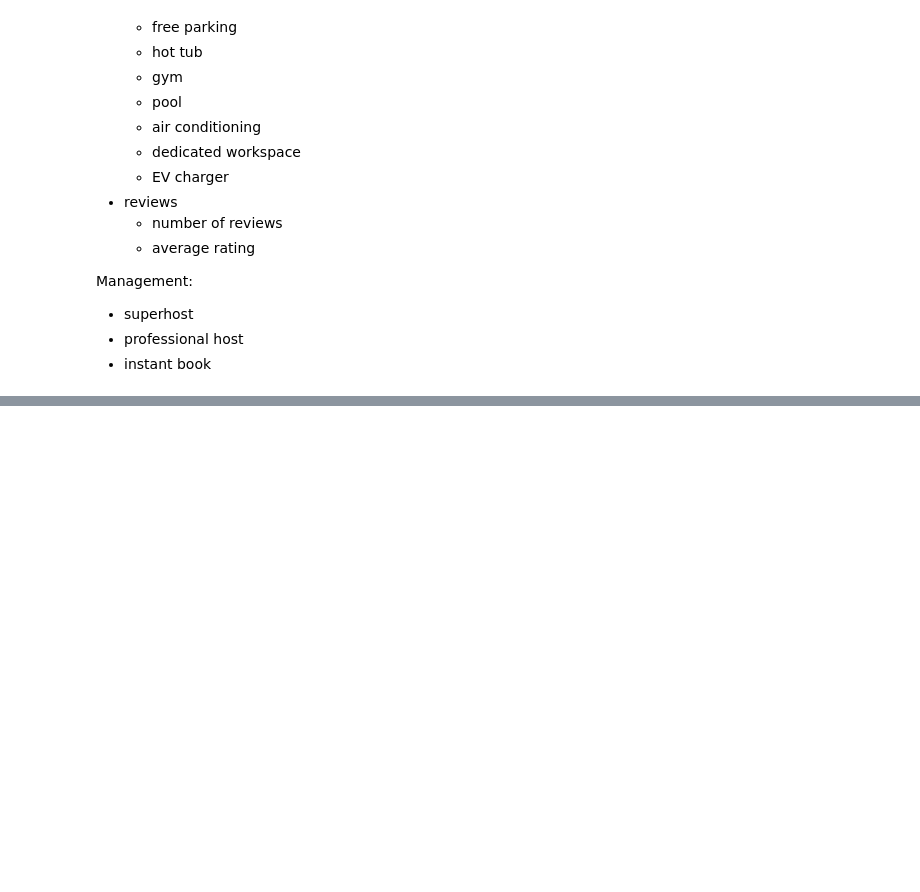
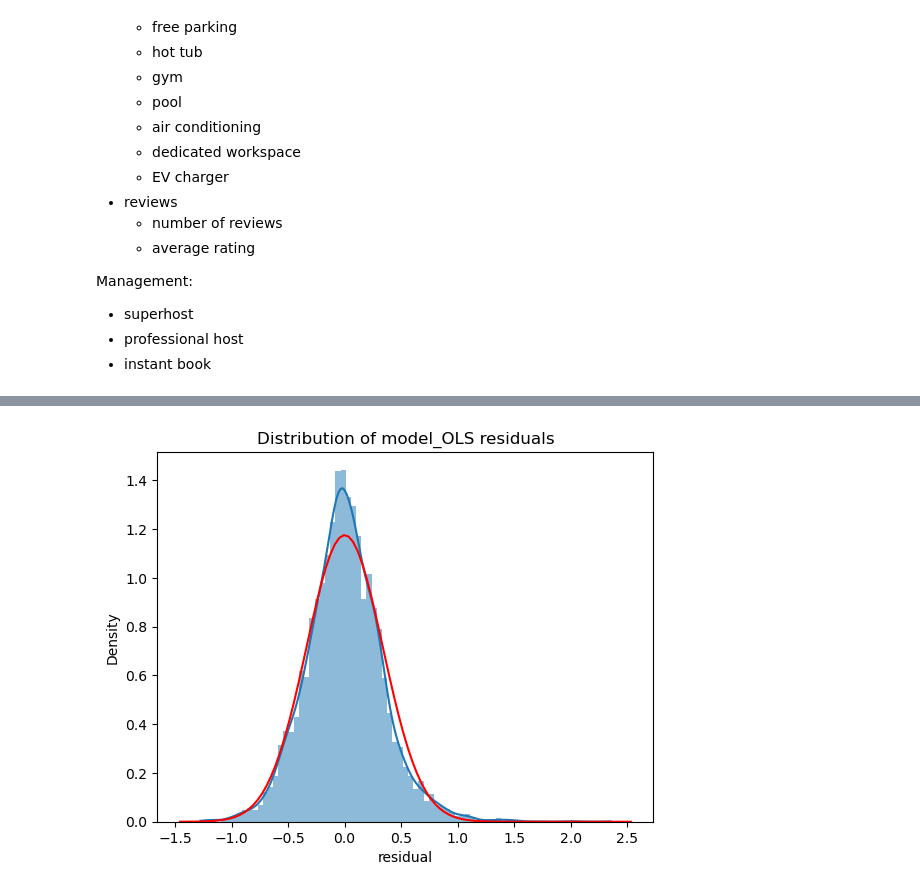
Before and after one commit to epistemetrica/udacity-blog-post-project, a Jupyter notebook: apw_airbnb_project.ipynb, the cells around one changed output, grey strips where cells are left out. Cells and saved outputs as stored; diff of their text form; code cells hidden in the pictures; blank space fills up the shorter version.

```diff
--- a/apw_airbnb_project.ipynb
+++ b/apw_airbnb_project.ipynb
@@ -699,3 +719,21 @@ model_df = listings_df[['ln_price',
                         'free_parking', 'hot_tub', 'gym', 'pool', 'ac', 'workspace', 'ev_charger',
                         'number_of_reviews', 'review_scores_rating',
                         'host_is_superhost', 'professional_host', 'instant_bookable']].copy()
+
+#set indpendant variables
+X = model_df.drop(['ln_price'], axis=1)
+
+#add intercept
+X = sm.add_constant(X)
+
+#set logged prices as dependent variable
+y = model_df.ln_price
+
+#run model
+model_OLS = sm.OLS(y,X).fit()
+
+#save results df
+model_OLS_results_df = model_OLS.summary().tables[1]
+
+#show results
+model_OLS.summary()
@@ -701,0 +779,17 @@ model_df = listings_df[['ln_price',
+# %%
+#obtain moments for residuals
+mu, std = scipy.stats.norm.fit(model_OLS.resid)
+
+#plot resid distribution
+fig, ax = plt.subplots()
+sns.histplot(x=model_OLS.resid, ax=ax, stat='density', linewidth=0, kde=True)
+ax.set(title='Distribution of model_OLS residuals', xlabel='residual')
+
+#add corresponding normal curve
+xmin, xmax = plt.xlim()
+x = np.linspace(xmin, xmax, 100)
+p = scipy.stats.norm.pdf(x,mu,std)
+sns.lineplot(x=x, y=p, color='red', ax=ax)
+plt.show()
+# %% [output]
+[figure, added]
```
Also changed, not shown: parts of 13 cells of this notebook.
